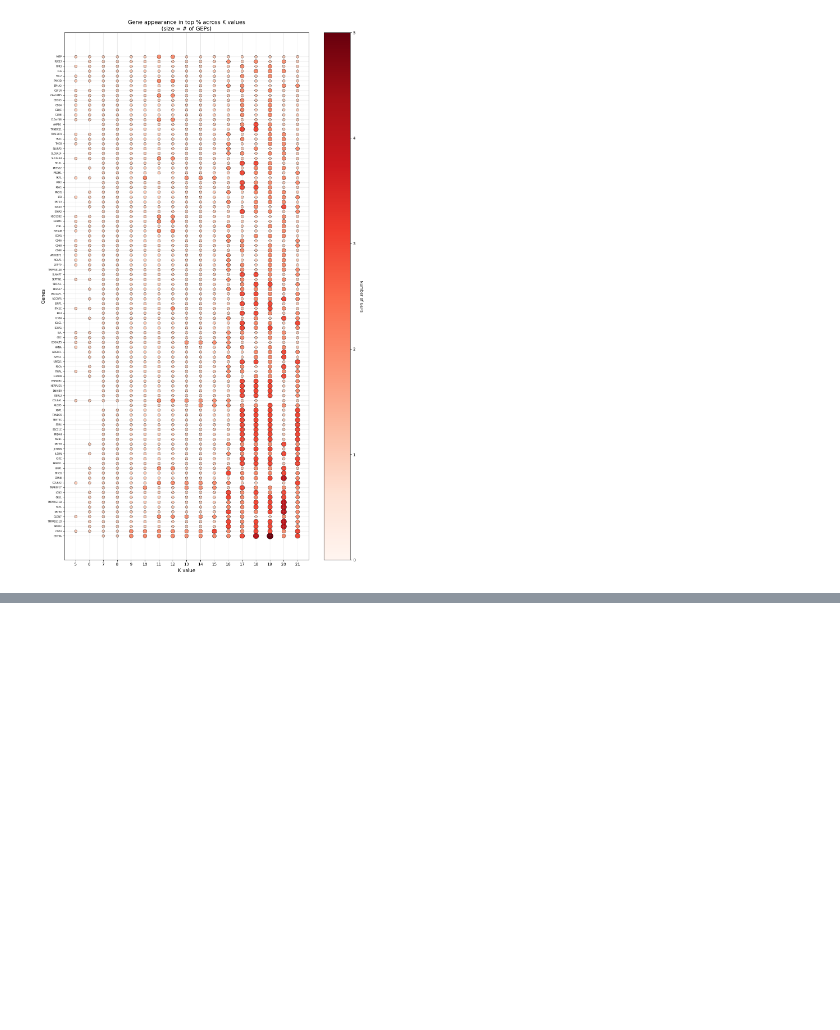
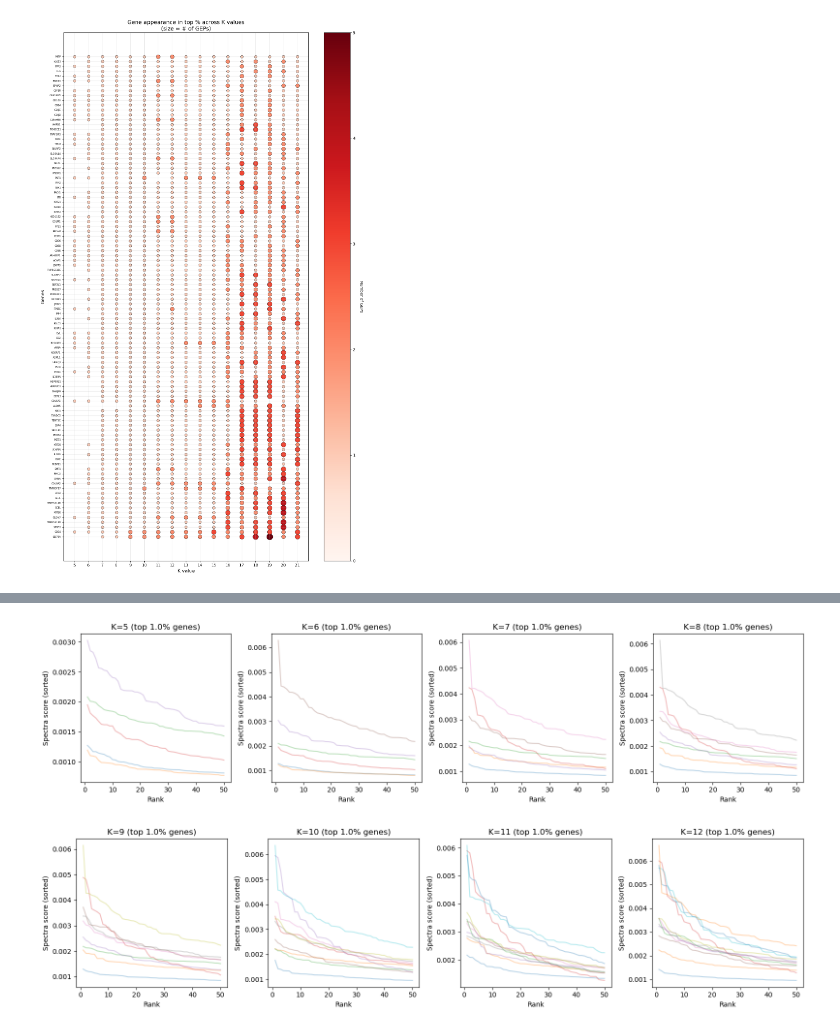
Before and after one commit to sumedhars/dinh-lab-cnmf, a Jupyter notebook: rank_top_spectral_vectors.ipynb, the cells around one changed output, grey strips where cells are left out. Saved outputs shown, nothing was run; the diff lists cells and outputs as text; code cells hidden in the pictures; blank space fills up the shorter version.

```diff
--- a/rank_top_spectral_vectors.ipynb
+++ b/rank_top_spectral_vectors.ipynb
@@ -298,0 +304,59 @@ plt.show()
+# %%
+def load_spectra_files(parent_dir, name_prefix, ks):
+    """Load gene_spectra_score matrices into a dict[K] -> DataFrame."""
+    spectra = {}
+    for k in ks:
+        pattern = os.path.join(
+            parent_dir,
+            f"{name_prefix}.gene_spectra_score.k_{k}.*.txt"  # matches dt_0_01 etc.
+        )
+        files = glob.glob(pattern)
+        if not files:
+            print(f"No file found for K={k} with pattern {pattern}")
+            continue
+        fn = files[0]
+        df = pd.read_csv(fn, sep="\t", index_col=0)
+        spectra[k] = df
+    return spectra
+
+def plot_ranked_spectra_top_frac(spectra_dict, top_frac=0.01, max_k_per_fig=4):
+    """
+    spectra_dict: {K: DataFrame(K x G)}
+    top_frac: fraction of genes to keep (e.g., 0.01 for top 1%)
+    """
+    ks = sorted(spectra_dict.keys())
+    n_figs = int(np.ceil(len(ks) / max_k_per_fig))
+
+    for fig_i in range(n_figs):
+        fig_ks = ks[fig_i * max_k_per_fig:(fig_i+1) * max_k_per_fig]
+        n_cols = len(fig_ks)
+        plt.figure(figsize=(4 * n_cols, 4))
+
+        for i, k in enumerate(fig_ks, 1):
+            df = spectra_dict[k]
+            n_genes = df.shape[1]
+            top_n = max(1, int(np.ceil(top_frac * n_genes)))
+
+            ax = plt.subplot(1, n_cols, i)
+            for gep_idx in range(df.shape[0]):
+                scores = df.iloc[gep_idx].values
+                scores_sorted = np.sort(scores)[::-1]
+                ax.plot(range(1, top_n + 1),
+                        scores_sorted[:top_n],
+                        alpha=0.3)
+
+            ax.set_title(f"K={k} (top {top_frac*100:.1f}% genes)")
+            ax.set_xlabel("Rank")
+            ax.set_ylabel("Spectra score (sorted)")
+        plt.tight_layout()
+        plt.show()
+
+
+parent_dir = "all_datasets_consensus/anal_pc5_c21_S1.filtered_consensus_outputs"
+name_prefix = "anal_pc5_c21_S1.filtered"
+ks = range(5, 13)
+spectra = load_spectra_files(parent_dir, name_prefix, ks)
+plot_ranked_spectra_top_frac(spectra, top_frac=0.01)
+# %% [output]
+[figure, added]
+[figure, added]
```
Also changed, not shown: parts of 3 cells of this notebook, 2 other files.
